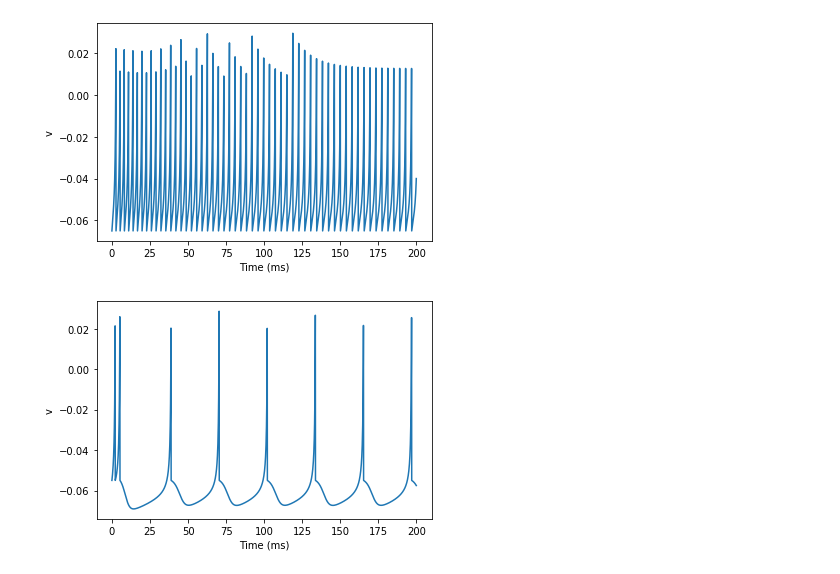
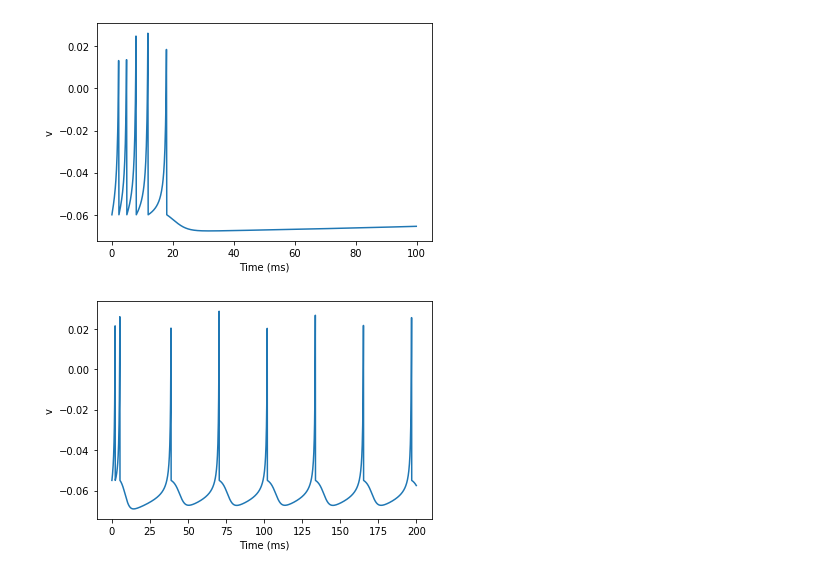
Before and after one commit to initega/izhikevich-mlnn, a Jupyter notebook: izhikevich.ipynb, the cells around one changed output. Drawn from its saved outputs; the diff is of its cells as text; code cells hidden in the pictures.

```diff
--- a/izhikevich.ipynb
+++ b/izhikevich.ipynb
@@ -55,16 +71,16 @@ show()
 # %%
-# TC
+# TC type 2
 
-M = model(b_p = 0.25, d_p = 0.05, I = 10, duration = 200*ms)
+M = model(a_p = 0.001,b_p = 0.25,c_p = -60, d_p = 2, I = 10, duration = 100*ms)
 
 figure
 plot(M.t/ms, M.v[0])
 xlabel('Time (ms)')
 ylabel('v');
 
 show()
 # %% [output]
-[figure, old version]
+[figure, new version]
 # %%
 # IB
 
```
Also changed, not shown: parts of 5 cells of this notebook.
